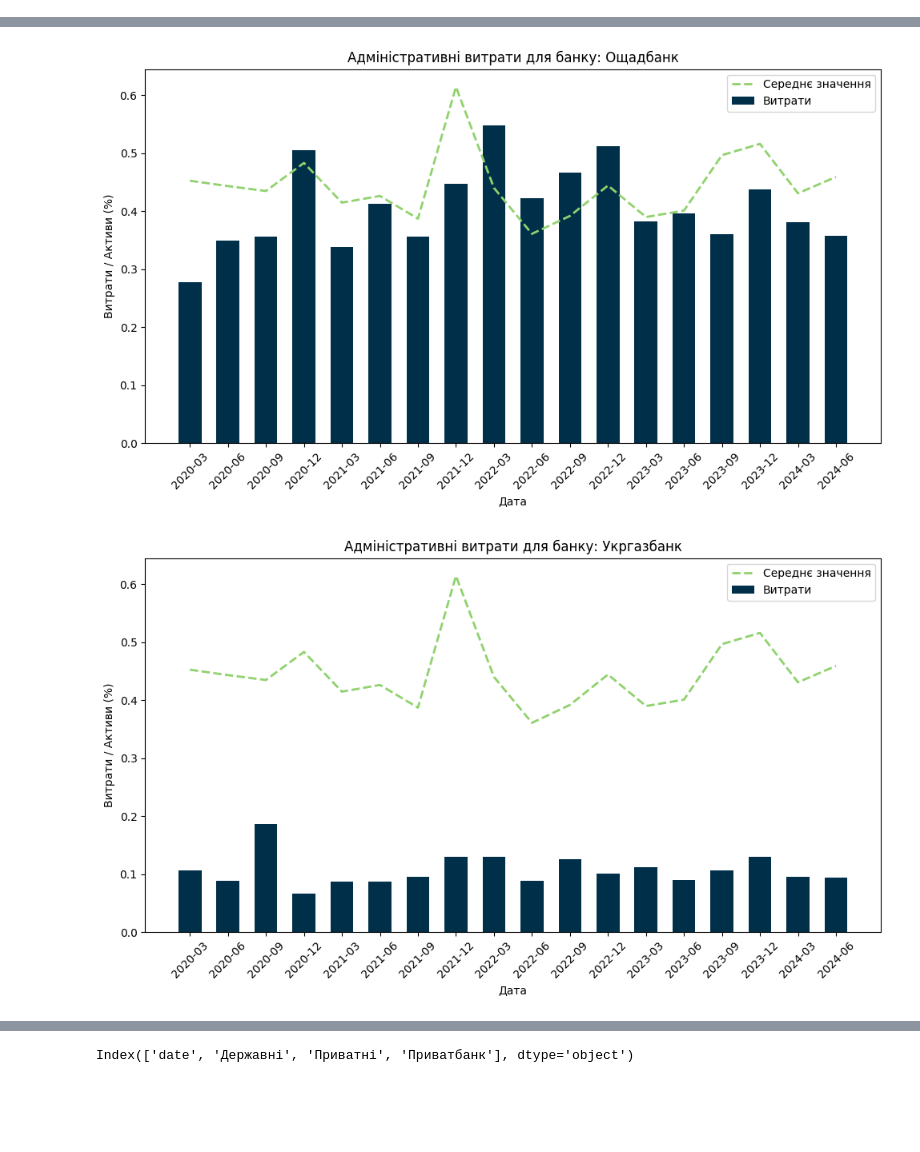
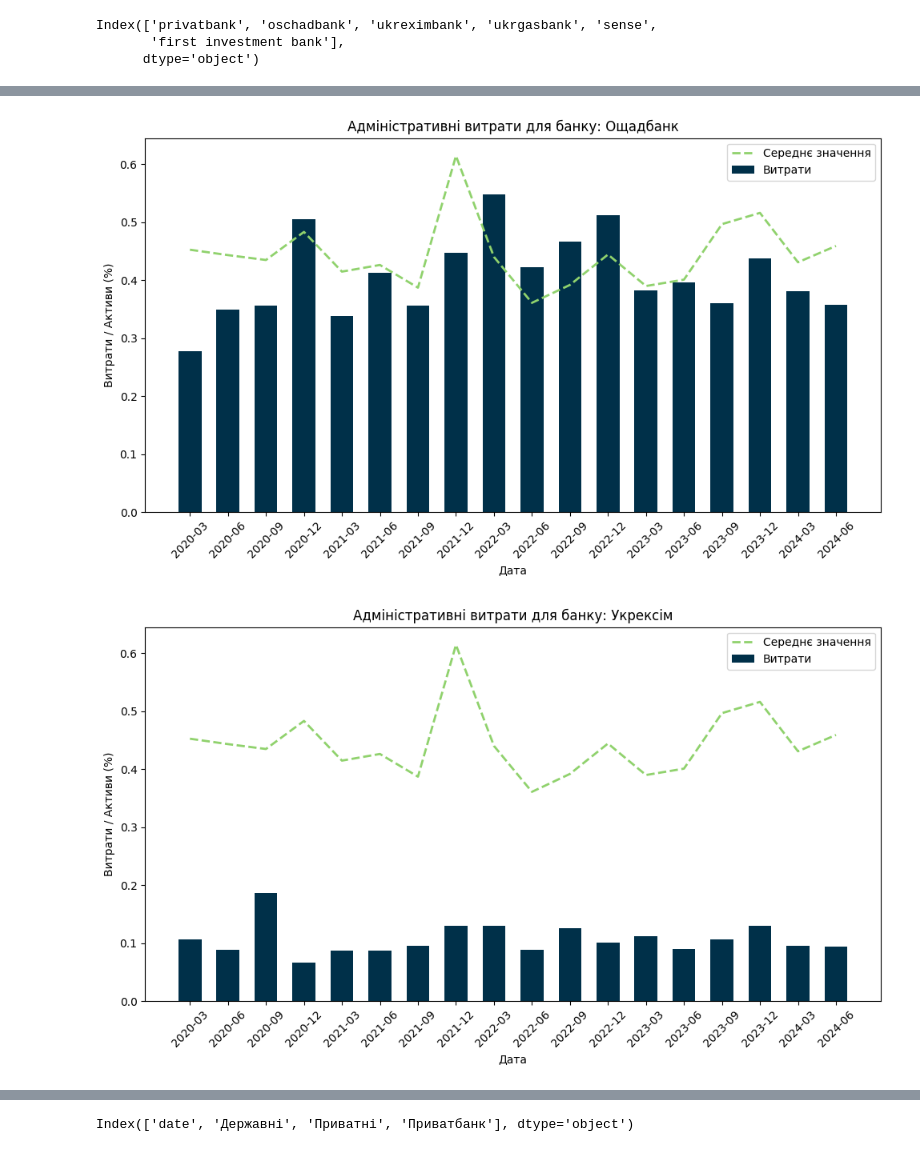
Before and after one commit to Lkupybida/ClothesIndustryAnalysys, a Jupyter notebook: banks_k.ipynb, the cells around one changed output, grey strips where cells are left out. Cells and saved outputs as stored; diff of their text form; code cells hidden in the pictures; blank space fills up the shorter version.

```diff
--- a/banks_k.ipynb
+++ b/banks_k.ipynb
@@ -17,36 +17,41 @@ df_combined = pd.concat([df_expenses_assets_state, df_expenses_assets_private],
 df_combined.reset_index(inplace=True)
 df_combined['year_month'] = df_combined['date'].apply(lambda x: x[:7])
 
-banks_ua = ["Приватбанк", "Ощадбанк", "Укргазбанк", "Укрексім", "Сенс Банк", "Перший Інвестиційний Банк"]
+banks_ua = ["Приватбанк", "Ощадбанк", "Укрексім", "Укргазбанк", "Сенс Банк", "Перший Інвестиційний Банк"]
+
 # Calculate the average of each row
 df_combined['average'] = df_combined.mean(axis=1)
 
 banks = df_expenses_assets_state.columns
+print(banks)
 
 # Plotting histograms for each bank
 for index, bank in enumerate(banks):
     expenses = df_expenses_assets_state[bank].values
     average = df_combined['average'].values
 
     months = np.arange(len(expenses))  # Assuming each row represents a month
 
     plt.figure(figsize=(10, 6))
     plt.bar(df_combined['year_month'], expenses, width=0.6, label='Витрати', align='center', color='#003049')
 
     # Plot the average line
     plt.plot(months, average, color='#90D26D', label='Середнє значення', linestyle='--', linewidth=2)
 
     plt.xlabel('Дата')
     plt.ylabel('Витрати / Активи (%)')
     plt.title(f'Адміністративні витрати для банку: {banks_ua[index]}')
 
     # Customize x-axis ticks to show every half year
     plt.xticks(df_combined['year_month'], rotation=45)
 
     plt.legend()
     plt.tight_layout()
     plt.show()
 # %% [output]
+Index(['privatbank', 'oschadbank', 'ukreximbank', 'ukrgasbank', 'sense',
+       'first investment bank'],
+      dtype='object')
 [figure]
 [figure]
-[figure, old version]
+[figure, new version]
```
Also changed, not shown: parts of 2 cells of this notebook.
